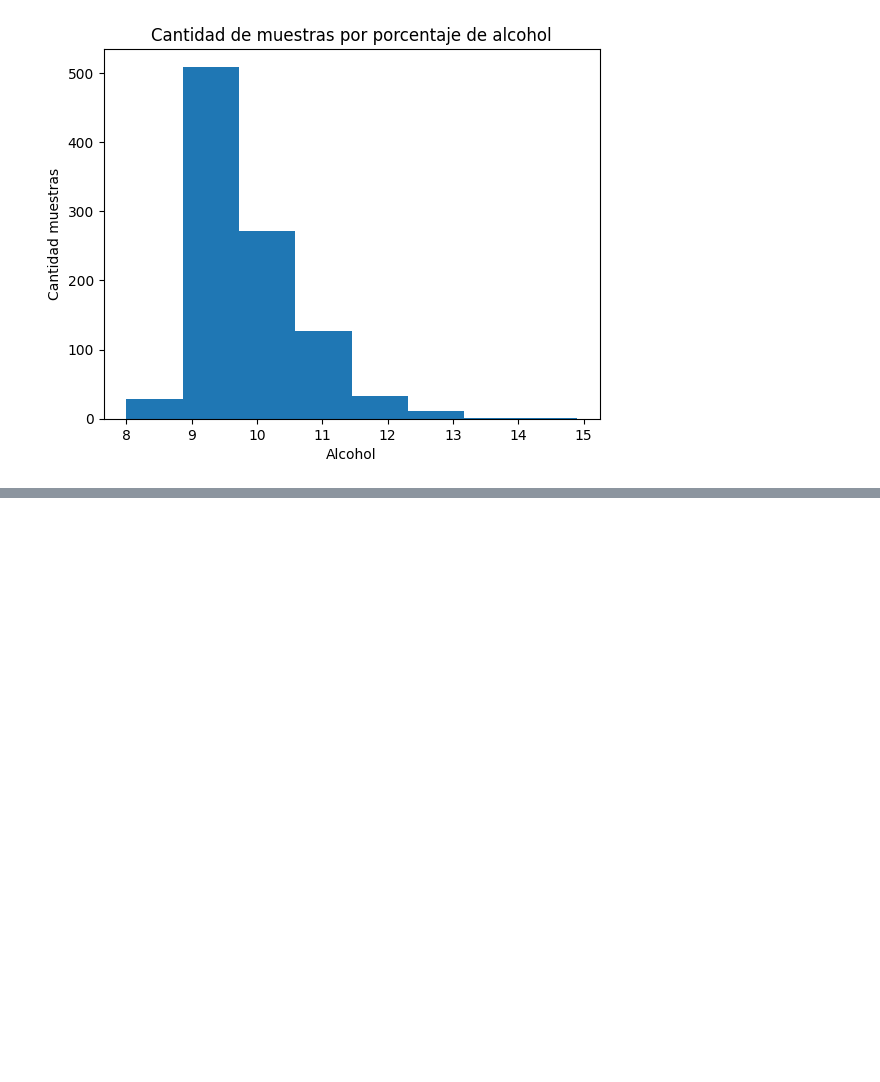
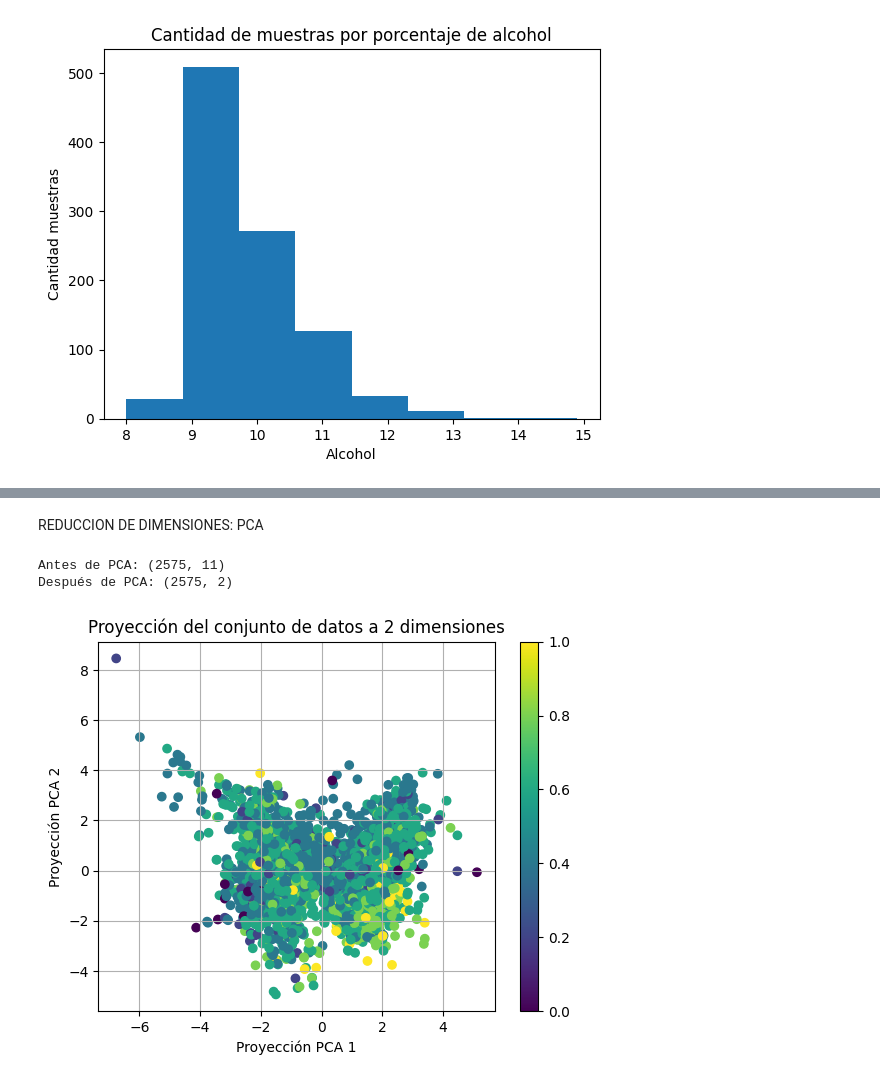
Before and after one commit to abriliglesias/Tp-ciencia-de-datos-, a Jupyter notebook: tpe.ipynb, the cells around one changed output, grey strips where cells are left out. Cells and saved outputs as stored; diff of their text form; code cells hidden in the pictures; blank space fills up the shorter version.

```diff
--- a/tpe.ipynb
+++ b/tpe.ipynb
@@ -931,0 +937,47 @@ procentaje_uva.round(2)
+# %% [markdown]
+REDUCCION DE DIMENSIONES: PCA
+# %%
+import numpy as np
+
+from sklearn.preprocessing import StandardScaler
+from sklearn.decomposition import PCA
+
+# estandarizamos X
+scaler = StandardScaler()
+X = df_filtrado.copy()
+X = df_filtrado.drop(['type','quality'], axis=1)
+X_scaled = scaler.fit_transform(X)
+
+print(np.std(X_scaled, axis=0))
+# %%
+import pandas as pd
+from sklearn.decomposition import PCA
+import matplotlib.pyplot as plt
+
+# declaramos un objeto PCA que mapee n dimensions a p=2, y que además
+# normalice esas features (whiten=True)
+pca = PCA(n_components=2, whiten=False)
+# le pedimos al objeto que se ajuste utilizando los datos (fit) y que además
+# transforme los datos, para ya reducir a dos dimensiones
+principalComponents = pca.fit_transform(X)
+# imprimimos los tamaños antes y después
+print('Antes de PCA: {}'.format(X.shape))
+print('Después de PCA: {}'.format(principalComponents.shape))
+
+# graficamos los datos. el color de cada punto representa el valor de la casa
+# Ahora aplicamos PCA a los datos estandarizados
+pca = PCA(n_components=2)
+X_pca = pca.fit_transform(X_scaled)
+# graficamos los datos
+# graficamos los datos. el color de cada punto representa el valor de la casa
+plt.scatter(X_pca[:,0], X_pca[:,1], c=df_filtrado["quality"], cmap='viridis')
+plt.grid(True)
+plt.xlabel('Proyección PCA 1')
+plt.ylabel('Proyección PCA 2')
+plt.title('Proyección del conjunto de datos a 2 dimensiones')
+plt.colorbar()
+plt.show()
+# %% [output]
+Antes de PCA: (2575, 11)
+Después de PCA: (2575, 2)
+[figure, added]
```
Also changed, not shown: parts of 14 cells of this notebook, 1 other file.
